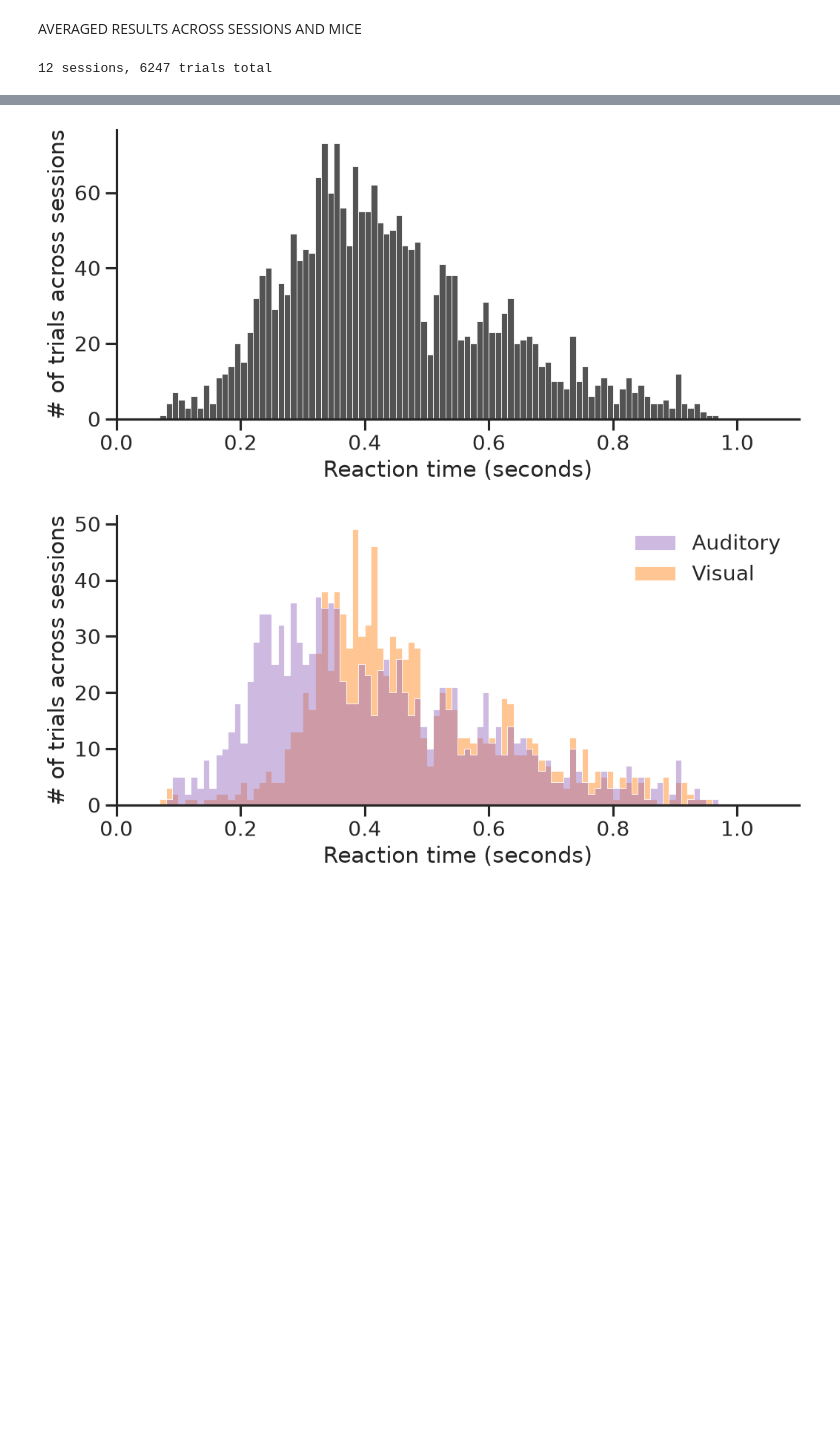
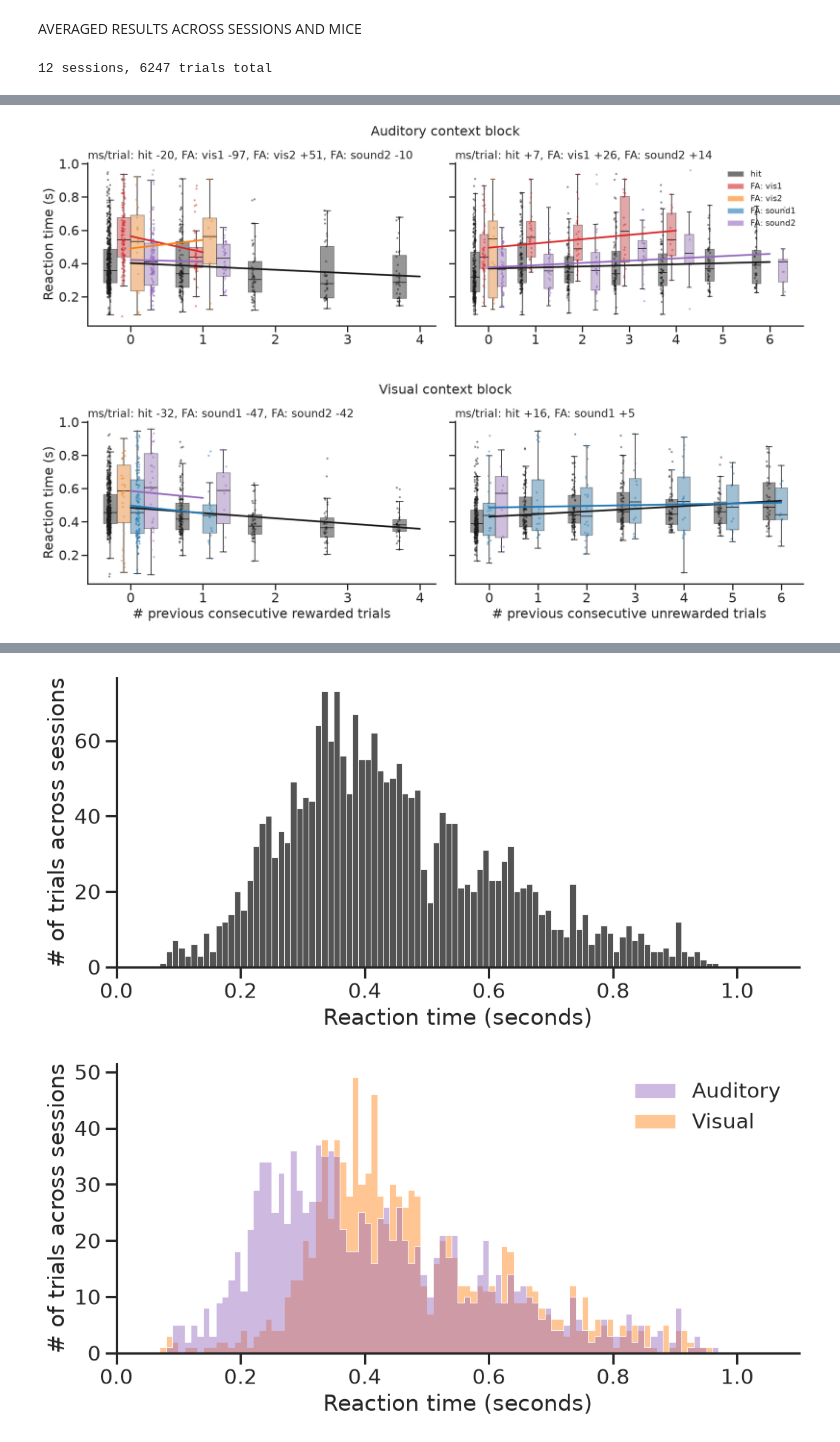
Before and after one commit to tierneydaw1/MisfiringSquad, a Jupyter notebook: code/AvgEngagement.ipynb, the cells around one changed output, grey strips where cells are left out. Saved outputs shown, nothing was run; the diff lists cells and outputs as text; code cells hidden in the pictures; blank space fills up the shorter version.

```diff
--- a/code/AvgEngagement.ipynb
+++ b/code/AvgEngagement.ipynb
@@ -117,0 +129,85 @@ Visual, # previous consecutive unrewarded trials, false alarm: slope -5.7 ms/tri
+# %%
+MIN_TRIALS_PER_LEVEL = 10      # a streak level enters a category only with this many trials
+
+CONTEXT_ROWS = [('aud', 'Auditory'), ('vis', 'Visual')]
+FA_STIM_COLORS = {'vis1': 'tab:red', 'vis2': 'tab:orange', 'sound1': 'tab:blue', 'sound2': 'tab:purple'}
+HIT_COLOR = 'k'
+
+# Split hits and false alarms(by stimulus)
+pooled_data = analysis_trials[analysis_trials.outcome.isin(RT_OUTCOMES)].copy()
+pooled_data['category'] = np.where(pooled_data.outcome == 'hit', 'hit', 'FA: ' + pooled_data.stim_name.astype(str))
+category_palette = {'hit': HIT_COLOR}
+category_palette.update({'FA: %s' % s: c for s, c in FA_STIM_COLORS.items()})
+category_order_all = ['hit'] + ['FA: %s' % s for s in FA_STIM_COLORS]
+
+fig, axes = plt.subplots(2, 2, figsize=(16, 11), sharey=True)
+for row_index, (context_value, context_label) in enumerate(CONTEXT_ROWS):
+    for col_index, (streak_column, column_label) in enumerate(STREAK_COLUMNS):
+        ax = axes[row_index, col_index]
+        panel_data = pooled_data[
+            (pooled_data.rewarded_modality == context_value) & (pooled_data[streak_column] <= MAX_STREAK_LEVEL[streak_column])]
+
+        # keep only (category, level) cells with enough trials behind them
+        keep_mask = np.zeros(len(panel_data), dtype=bool)
+        for category_label in panel_data.category.unique():
+            category_mask = (panel_data.category == category_label).values
+            level_counts = panel_data.loc[category_mask, streak_column].value_counts()
+            kept_levels = level_counts[level_counts >= MIN_TRIALS_PER_LEVEL].index
+            keep_mask |= (category_mask & panel_data[streak_column].isin(kept_levels).values)
+        panel_data = panel_data[keep_mask]
+
+        level_order = sorted(panel_data[streak_column].unique())
+        category_order = [c for c in category_order_all if c in set(panel_data.category)]
+
+        sns.boxplot(data=panel_data, x=streak_column, y='reaction_time',
+                    hue='category', hue_order=category_order,
+                    palette=category_palette, order=level_order,
+                    width=0.75, showfliers=False, linewidth=1,
+                    boxprops={'alpha': 0.45}, legend=False, ax=ax)
+        sns.stripplot(data=panel_data, x=streak_column, y='reaction_time',
+                      hue='category', hue_order=category_order,
+                      palette=category_palette, order=level_order,
+                      dodge=True, size=3, alpha=0.5,
+                      linewidth=0, legend=False, ax=ax)
+
+        position_by_level = {level: position for position, level in enumerate(level_order)}
+        title_parts = []
+        for category_label in category_order:
+            category_data = panel_data[panel_data.category == category_label]
+            x = category_data[streak_column].map(position_by_level).values.astype(float)
+            y = category_data.reaction_time.values.astype(float)
+            if len(np.unique(x)) < 2:
+                continue
+            result = linregress(x, y)
+            x_line = np.array([x.min(), x.max()])
+            ax.plot(x_line, result.intercept + result.slope * x_line, color=category_palette[category_label], lw=2.5, zorder=5)
+            title_parts.append('%s %+.0f' % (category_label, result.slope * 1e3))
+            print('%s, %s, %s: slope %+.1f ms/trial (SE %.1f), r\u00b2 = %.3f, '
+                  'p = %.2g, %d trials from %d sessions'
+                  % (context_label, column_label, category_label,
+                     result.slope * 1e3, result.stderr * 1e3, result.rvalue ** 2,
+                     result.pvalue, len(x), category_data.session_id.nunique()))
+
+        ax.set_title('ms/trial: %s' % ', '.join(title_parts), fontsize=16)
+        ax.set_xlabel(column_label if row_index == 1 else '', fontsize=19)
+        ax.set_ylabel('Reaction time (s)' if col_index == 0 else '', fontsize=19)
+        ax.tick_params(labelsize=19)
+        sns.despine(ax=ax)
+
+# legend built by hand so every category appears, not just those in one panel
+legend_handles = [Patch(facecolor=category_palette[c], alpha=0.6, label=c) for c in category_order_all]
+axes[0, 1].legend(handles=legend_handles, fontsize=12, frameon=False, loc='upper right')
+
+fig.tight_layout(rect=[0, 0, 1, 0.92], h_pad=5.0)
+
+# row titles centred over each pair of panels, added after tight_layout so the
+# positions come from the final axes geometry
+for row_index, (_, context_label) in enumerate(CONTEXT_ROWS):
+    left_box = axes[row_index, 0].get_position()
+    right_box = axes[row_index, 1].get_position()
+    fig.text((left_box.x0 + right_box.x1) / 2, left_box.y1 + 0.045,
+             '%s context block' % context_label, ha='center', va='bottom', fontsize=19)
+
+fig.savefig(os.path.join(FIGURE_DIR, 'across_sessions__pooled_regression_by_stimulus.png'), dpi=300, bbox_inches='tight')
+plt.show()
+# %% [output]
@@ -118,3 +226,4 @@ Visual, # previous consecutive unrewarded trials, false alarm: slope -5.7 ms/tri
+[figure, added]
 # %%
 CONTEXT_LABELS = {'aud': 'Auditory', 'vis': 'Visual'}
 CONTEXT_ORDER = ['aud', 'vis']
```
Also changed, not shown: parts of 9 cells of this notebook, 3 other files.
